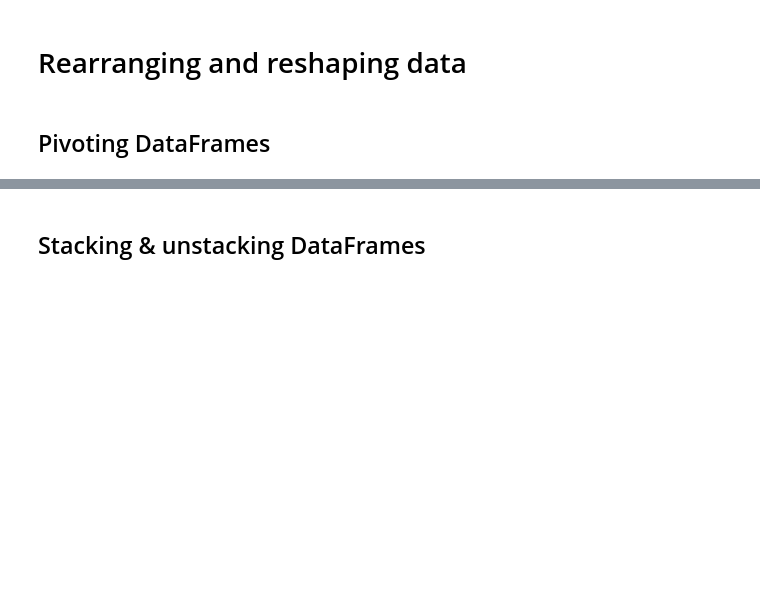
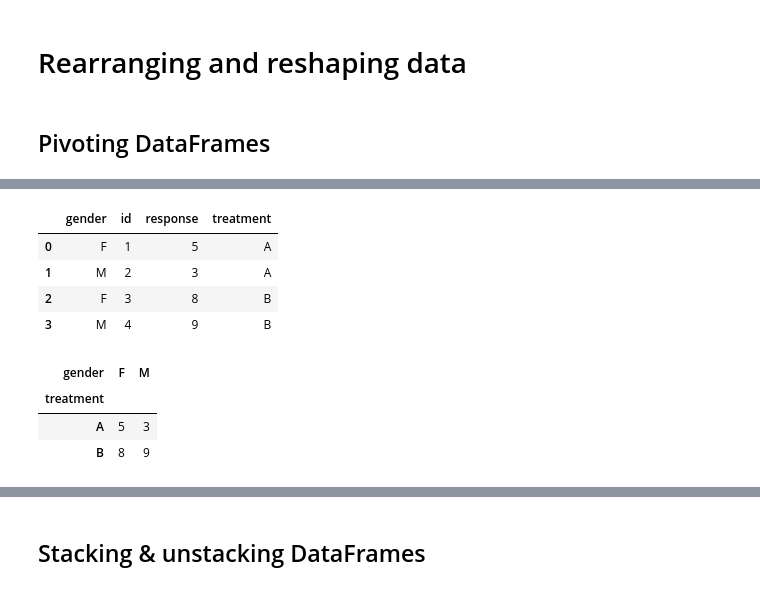
Before and after one commit to Folgir/DataCamp, a Jupyter notebook: Manipulating_DataFrames_with_pandas.ipynb, the cells around one changed output, grey strips where cells are left out. Cells and saved outputs as stored; diff of their text form; code cells hidden in the pictures; blank space fills up the shorter version.

```diff
--- a/Manipulating_DataFrames_with_pandas.ipynb
+++ b/Manipulating_DataFrames_with_pandas.ipynb
@@ -1454,0 +1537,22 @@ Name: (NY, 1), dtype: float64
+# %%
+trials = pd.read_csv('trials_01.csv')
+
+trials
+# %% [output]
+|  | gender | id | response | treatment |
+| 0 | F | 1 | 5 | A |
+| 1 | M | 2 | 3 | A |
+| 2 | F | 3 | 8 | B |
+| 3 | M | 4 | 9 | B |
+# %%
+# Reshaping by pivoting
+trials.pivot(index='treatment',
+            columns='gender',
+            values='response')
+# The unique values of treatment - A, B -> index values
+# The unique values of gender - M, F -> column labels
+# %% [output]
+| gender | F | M |
+| treatment |  |  |
+| A | 5 | 3 |
+| B | 8 | 9 |
```
Also changed, not shown: parts of 39 cells of this notebook, 1 other file.
